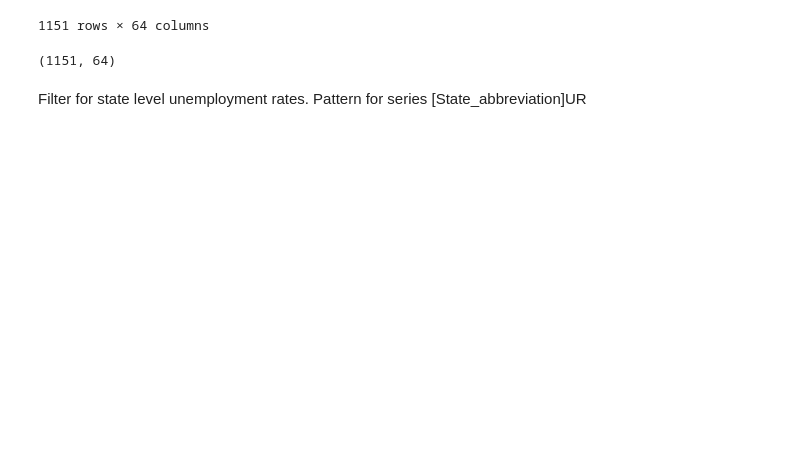
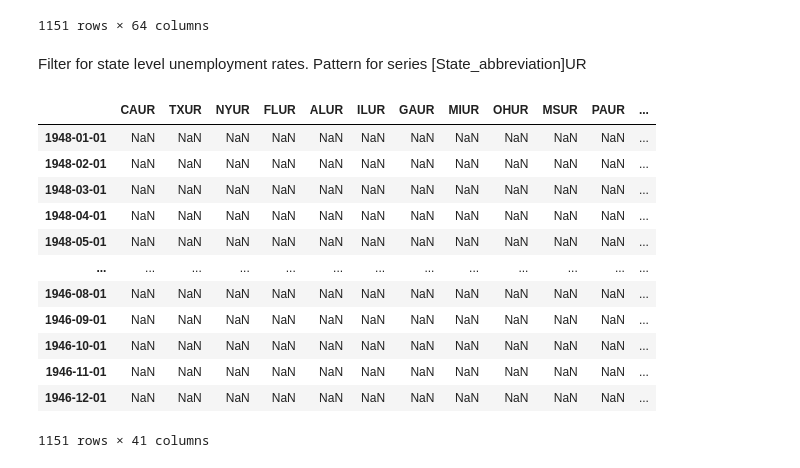
Before and after one commit to argearhart/Economic_Analysis_Panadas, a Jupyter notebook: Economic_Analysis.ipynb, the cells around one changed output. Drawn from its saved outputs; the diff is of its cells as text; code cells hidden in the pictures; blank space fills up the shorter version.

```diff
--- a/Economic_Analysis.ipynb
+++ b/Economic_Analysis.ipynb
@@ -216,9 +232,5 @@ uemp_results
 | 1946-11-01 | NaN | NaN | NaN | NaN | NaN | NaN | NaN | NaN | ... |
 | 1946-12-01 | NaN | NaN | NaN | NaN | NaN | NaN | NaN | NaN | ... |
 1151 rows × 64 columns
-# %%
-uemp_results
-# %% [output]
-(1151, 64)
 # %% [markdown]
 Filter for state level unemployment rates.  Pattern for series [State_abbreviation]UR
@@ -225,4 +239,21 @@ Filter for state level unemployment rates.  Pattern for series [State_abbreviati
 # %%
-state_cols = [c for c in uemp_results.columns if c.endswith("UR")]
-
-state_unemployment = uemp_results[state_cols]
+cols_to_drop = []
+for i in uemp_results:
+    if len(i) > 4:
+        cols_to_drop.append(i)
+uemp_results = uemp_results.drop(cols_to_drop, axis=1)
+uemp_results
+# %% [output]
+|  | CAUR | TXUR | NYUR | FLUR | ALUR | ILUR | GAUR | MIUR | OHUR | MSUR | PAUR | ... |
+| 1948-01-01 | NaN | NaN | NaN | NaN | NaN | NaN | NaN | NaN | NaN | NaN | NaN | ... |
+| 1948-02-01 | NaN | NaN | NaN | NaN | NaN | NaN | NaN | NaN | NaN | NaN | NaN | ... |
+| 1948-03-01 | NaN | NaN | NaN | NaN | NaN | NaN | NaN | NaN | NaN | NaN | NaN | ... |
+| 1948-04-01 | NaN | NaN | NaN | NaN | NaN | NaN | NaN | NaN | NaN | NaN | NaN | ... |
+| 1948-05-01 | NaN | NaN | NaN | NaN | NaN | NaN | NaN | NaN | NaN | NaN | NaN | ... |
+| ... | ... | ... | ... | ... | ... | ... | ... | ... | ... | ... | ... | ... |
+| 1946-08-01 | NaN | NaN | NaN | NaN | NaN | NaN | NaN | NaN | NaN | NaN | NaN | ... |
+| 1946-09-01 | NaN | NaN | NaN | NaN | NaN | NaN | NaN | NaN | NaN | NaN | NaN | ... |
+| 1946-10-01 | NaN | NaN | NaN | NaN | NaN | NaN | NaN | NaN | NaN | NaN | NaN | ... |
+| 1946-11-01 | NaN | NaN | NaN | NaN | NaN | NaN | NaN | NaN | NaN | NaN | NaN | ... |
+| 1946-12-01 | NaN | NaN | NaN | NaN | NaN | NaN | NaN | NaN | NaN | NaN | NaN | ... |
+1151 rows × 41 columns
```
Also changed, not shown: parts of 14 cells of this notebook.
